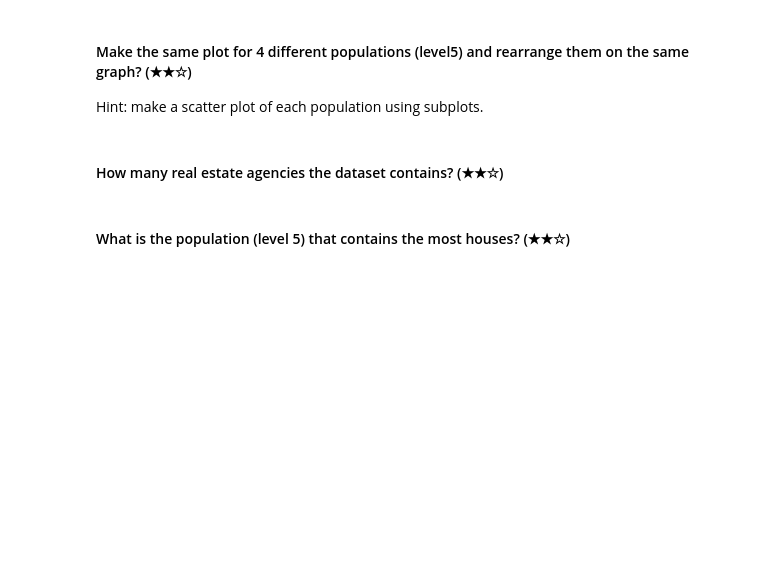
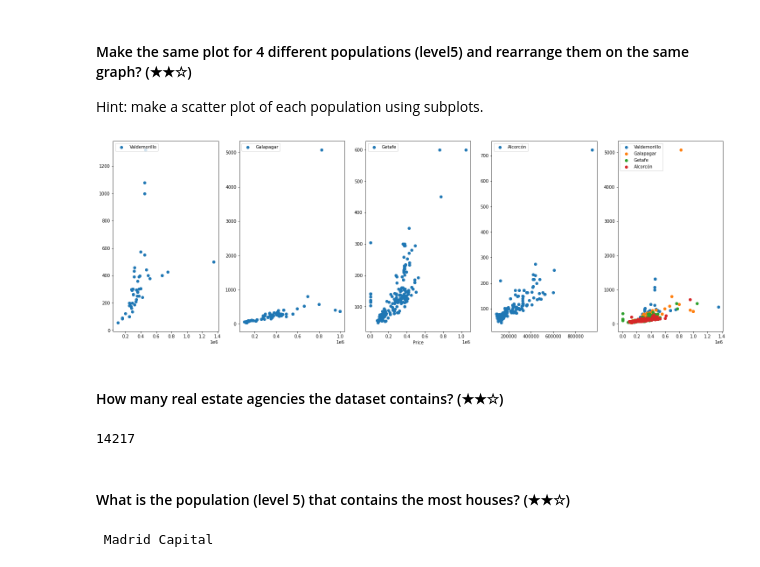
Before and after one commit to marfurt1/realestate-datacleanup-exercise, a Jupyter notebook: project.ipynb, the cells around one changed output. Saved outputs shown, nothing was run; the diff lists cells and outputs as text; code cells hidden in the pictures; blank space fills up the shorter version.

```diff
--- a/project.ipynb
+++ b/project.ipynb
@@ -259,7 +354,41 @@ Hint: make a scatter plot.
 # %% [markdown]
 #### Make the same plot for 4 different populations (level5) and rearrange them on the same graph? (★★☆)
 Hint: make a scatter plot of each population using subplots.
+# %%
+filtro_datos_frame = data_frame[['level5', 'price', 'surface']]
+populations_to_filter = ('Valdemorillo', 'Galapagar', 'Getafe', 'Alcorcón')
+population_data_frames_dict = {population: filtro_datos_frame[filtro_datos_frame['level5'] == population].dropna() for population in populations_to_filter}
+
+plt.figure(figsize=(25, 8))
+plt.ylabel('Surface')
+
+for index, population in enumerate(populations_to_filter):
+    plt.subplot(1, 5, index + 1)
+    plt.scatter(population_data_frames_dict[populations_to_filter[index]]['price'], population_data_frames_dict[populations_to_filter[index]]['surface'], label=populations_to_filter[index])
+    plt.legend(loc='upper left')
+    plt.subplot(1, 5, 5)
+    plt.scatter(population_data_frames_dict[populations_to_filter[index]]['price'], population_data_frames_dict[populations_to_filter[index]]['surface'], label=populations_to_filter[index])
+
+plt.subplot(1, 5, 5)
+plt.legend(loc='upper left')
+plt.subplot(1, 5, 3)
+plt.xlabel('Price')
+plt.show()
+# %% [output]
+[figure, added]
 # %% [markdown]
 #### How many  real estate agencies the dataset contains? (★★☆)
+# %%
+grouped_filtered_data_frame = data_frame.groupby(['id_realEstates'])
+grouped_filtered_data_frame = grouped_filtered_data_frame['id_realEstates']
+print(len(grouped_filtered_data_frame.size()))
+# %% [output]
+14217
 # %% [markdown]
 #### What is the population (level 5) that contains the most houses? (★★☆)
+# %%
+grouped_filtered_data_frame = data_frame.groupby(['level5'])
+houses_per_population = grouped_filtered_data_frame['level5'].count()
+print(houses_per_population.idxmax())
+# %% [output]
+ Madrid Capital
```
Also changed, not shown: parts of 6 cells of this notebook.
